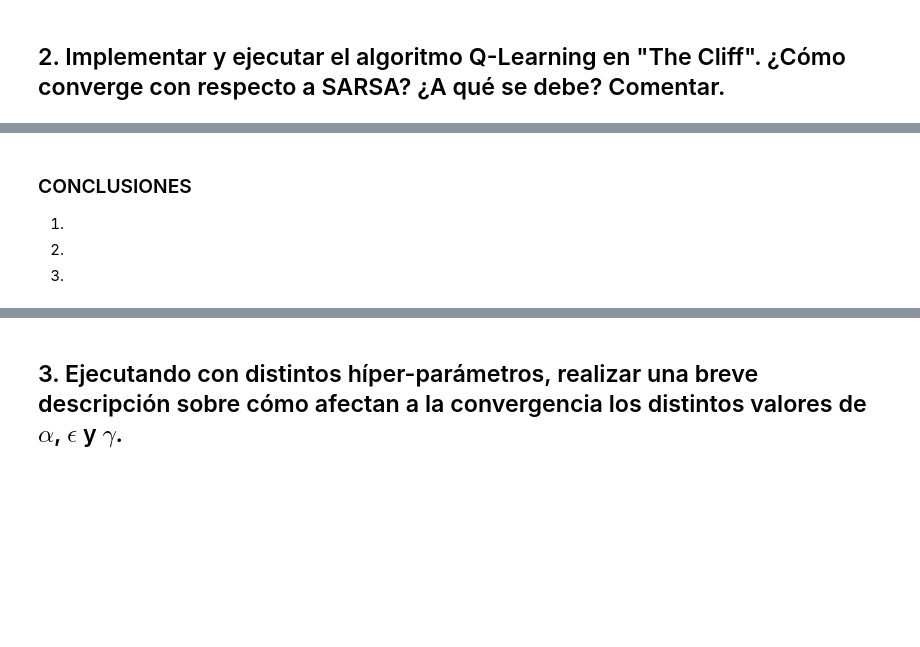
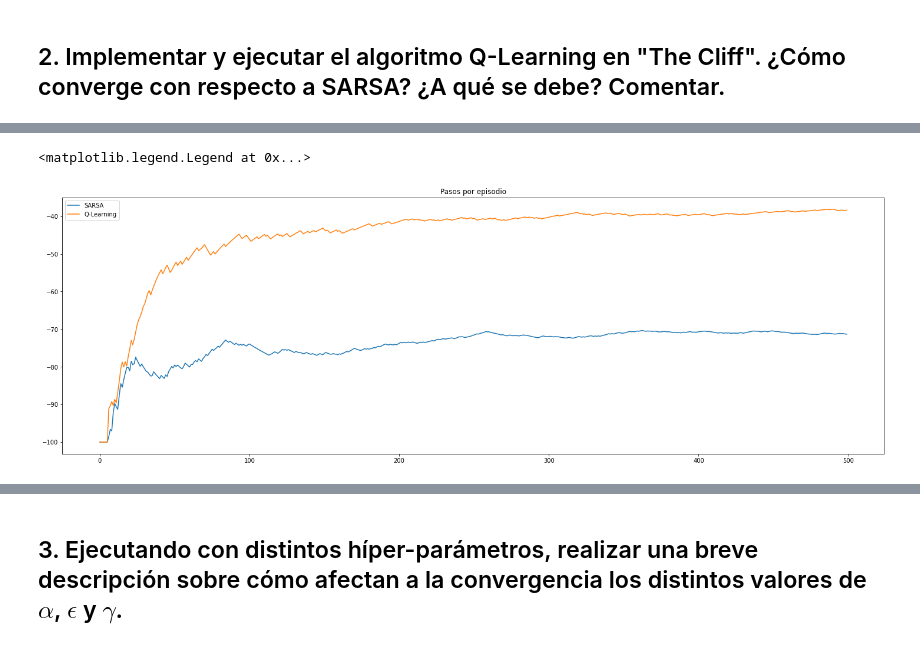
Before and after one commit to DiegoFabianTondo/DS20_ReinforcementLearning, a Jupyter notebook: lab_1_rl_DiegoTondo.ipynb, the cells around one changed output, grey strips where cells are left out. Drawn from its saved outputs; the diff is of its cells as text; code cells hidden in the pictures; blank space fills up the shorter version.

Commit message:
Version con conclusiones.

```diff
--- a/lab_1_rl_DiegoTondo.ipynb
+++ b/lab_1_rl_DiegoTondo.ipynb
@@ -14,6 +14,16 @@ import numpy as np
 import matplotlib.pyplot as plt
 import itertools
 import gym
+
+def plot_smoothen_rewards(reward_ep):
+    episode_rewards = np.array(reward_ep)
+
+    # se suaviza la curva de convergencia
+    episode_number = np.linspace(1, len(episode_rewards) + 1, len(episode_rewards) + 1)
+    acumulated_rewards = np.cumsum(episode_rewards)
+
+    reward_per_episode = [acumulated_rewards[i] / episode_number[i] for i in range(len(acumulated_rewards))]
+    return reward_per_episode
 
 def plot_reward_per_episode(reward_ep):
 
@@ -241,5 +251,5 @@ random_state = np.random.RandomState(42)
 # %% [markdown]
 Ya instanciado, ejecutamos nuestro agente
 # %%
-avg_steps_per_episode, timesteps_ep, reward_ep = run_sarsa()
+avg_steps_per_episode, timesteps_ep_sarsa, reward_ep_sarsa = run_sarsa()
 # %%
@@ -350,8 +360,14 @@ plot_reward_per_episode(reward_ep), plot_steps_per_episode(timesteps_ep), plot_s
   -100.         -100.         -100.         -100.         -100.
   -100.           -1.        ]]
 (None, None, None, None)
-# %% [markdown]
-### CONCLUSIONES
-1.
-2.
-3.
+# %%
+plt.figure(figsize=(25,8))
+
+plt.subplot(1,1,1)
+plt.title("Pasos por episodio")
+plt.plot(plot_smoothen_rewards(reward_ep_sarsa), label='SARSA')
+plt.plot(plot_smoothen_rewards(reward_ep_ql), label='Q-Learning')
+plt.legend()
+# %% [output]
+<matplotlib.legend.Legend at 0x...>
+[figure, added]
```
Also changed, not shown: parts of 8 cells of this notebook.
